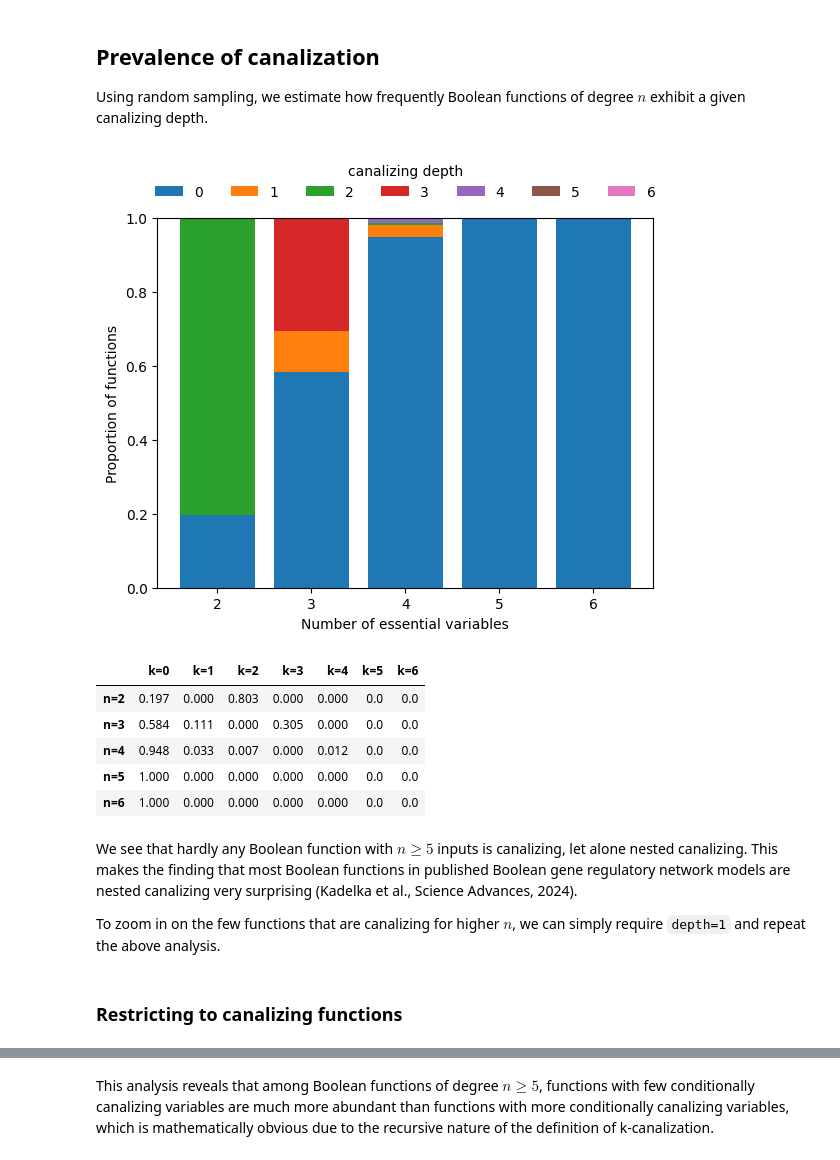
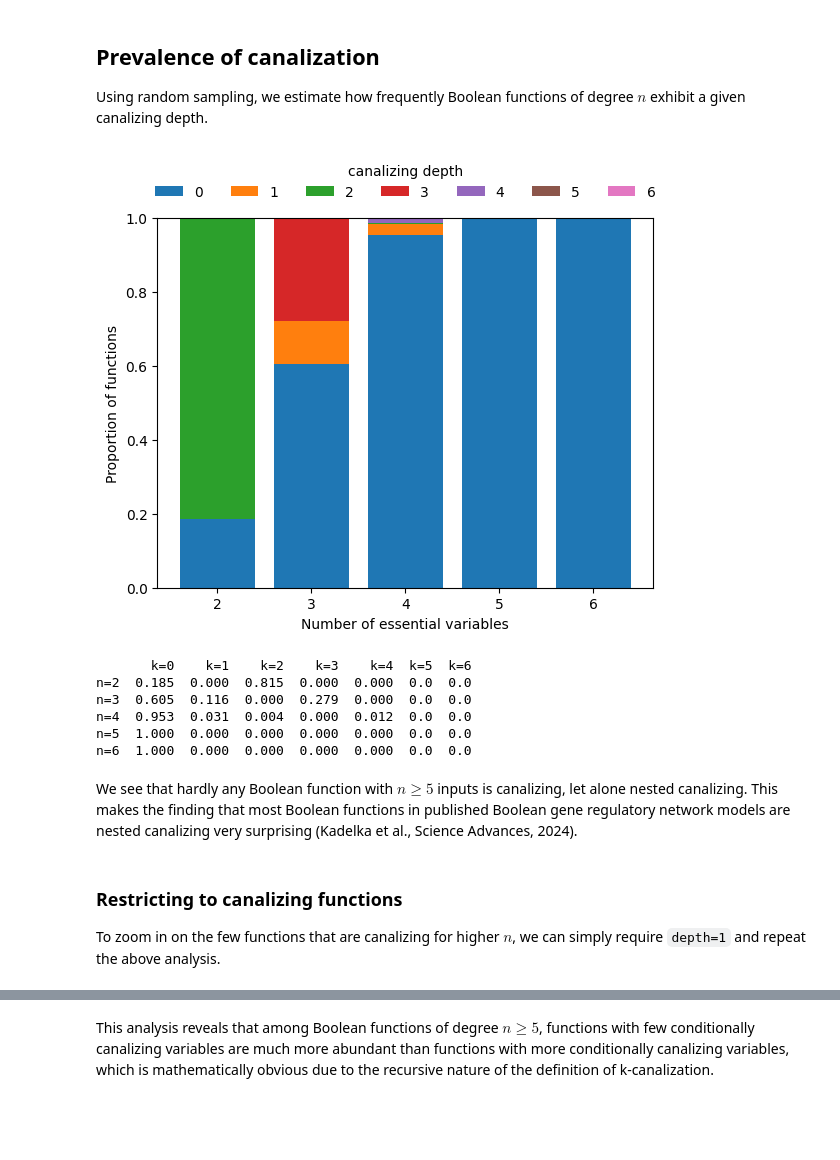
Before and after one commit to ckadelka/BoolForge, a Jupyter notebook: tutorials/tutorial05_use_cases_random_function_generator.ipynb, the cells around one changed output, grey strips where cells are left out. Cells and saved outputs as stored; diff of their text form; code cells hidden in the pictures; blank space fills up the shorter version.

```diff
--- a/tutorials/tutorial05_use_cases_random_function_generator.ipynb
+++ b/tutorials/tutorial05_use_cases_random_function_generator.ipynb
@@ -41,49 +40,51 @@ for _ in range(n_simulations):
         count_depths[i, f.get_canalizing_depth()] += 1
 
 count_depths /= n_simulations
 
 fig, ax = plt.subplots()
 for i, depth in enumerate(canalizing_depths):
     ax.bar(
         ns,
         count_depths[:, i],
         bottom=np.sum(count_depths[:, :i], axis=1),
         label=str(depth),
     )
 
 ax.legend(
     frameon=False,
     loc="center",
     bbox_to_anchor=(0.5, 1.1),
     ncol=8,
     title="canalizing depth",
 )
 ax.set_xticks(ns)
 ax.set_xlabel("Number of essential variables")
 ax.set_ylabel("Proportion of functions")
 plt.show()
 
-pd.DataFrame(
+out = pd.DataFrame(
     count_depths,
     index=["n=" + str(n) for n in ns],
     columns=["k=" + str(k) for k in canalizing_depths],
 )
+
+print(out.to_string())
 # %% [output]
-[figure, old version]
+[figure, new version]
-|  | k=0 | k=1 | k=2 | k=3 | k=4 | k=5 | k=6 |
-| n=2 | 0.197 | 0.000 | 0.803 | 0.000 | 0.000 | 0.0 | 0.0 |
-| n=3 | 0.584 | 0.111 | 0.000 | 0.305 | 0.000 | 0.0 | 0.0 |
-| n=4 | 0.948 | 0.033 | 0.007 | 0.000 | 0.012 | 0.0 | 0.0 |
-| n=5 | 1.000 | 0.000 | 0.000 | 0.000 | 0.000 | 0.0 | 0.0 |
-| n=6 | 1.000 | 0.000 | 0.000 | 0.000 | 0.000 | 0.0 | 0.0 |
+       k=0    k=1    k=2    k=3    k=4  k=5  k=6
+n=2  0.185  0.000  0.815  0.000  0.000  0.0  0.0
+n=3  0.605  0.116  0.000  0.279  0.000  0.0  0.0
+n=4  0.953  0.031  0.004  0.000  0.012  0.0  0.0
+n=5  1.000  0.000  0.000  0.000  0.000  0.0  0.0
+n=6  1.000  0.000  0.000  0.000  0.000  0.0  0.0
 # %% [markdown]
 We see that hardly any Boolean function with $n\geq 5$ inputs is canalizing, let alone nested canalizing.
 This makes the finding that most Boolean functions in published Boolean gene regulatory network models
 are nested canalizing very surprising (Kadelka et al., Science Advances, 2024).
-
-To zoom in on the few functions that are canalizing for higher $n$, we can simply require `depth=1` and repeat the above analysis.
-# %% [markdown]
-### Restricting to canalizing functions
+# %% [markdown]
+### Restricting to canalizing functions
+
+To zoom in on the few functions that are canalizing for higher $n$, we can simply require `depth=1` and repeat the above analysis.
 # %%
 count_depths = np.zeros((len(ns), max(ns) + 1))
 
```
Also changed, not shown: parts of 10 cells of this notebook, 29 other files.
